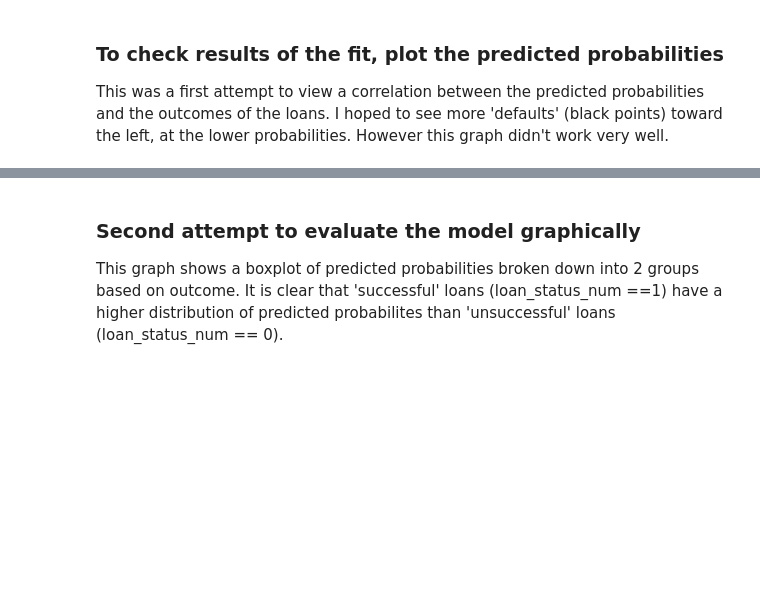
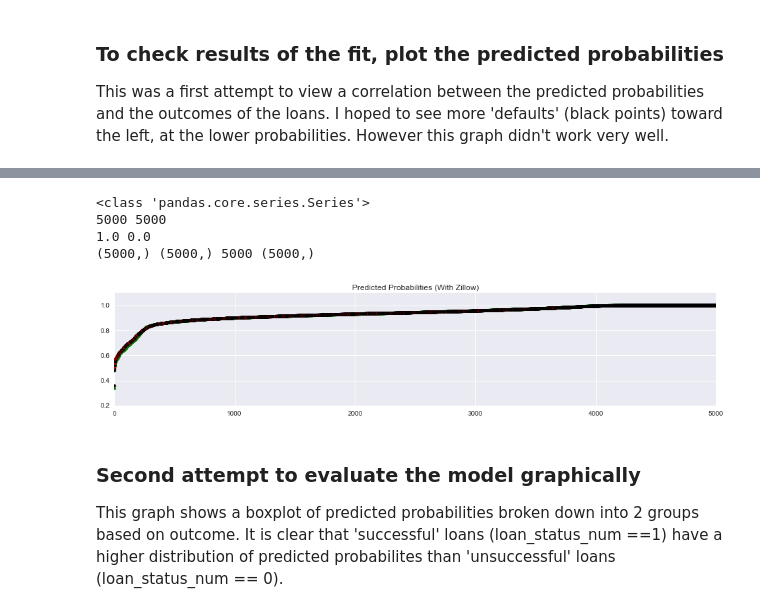
Before and after one commit to stephane47/gadat-project, a Jupyter notebook: lc-model3.ipynb, the cells around one changed output, grey strips where cells are left out. Cells and saved outputs as stored; diff of their text form; code cells hidden in the pictures; blank space fills up the shorter version.

```diff
--- a/lc-model3.ipynb
+++ b/lc-model3.ipynb
@@ -400,3 +402,24 @@ print y_test.shape,sis.shape,len(y_test[sis]),y_test[sis].shape
+# %%
+sisz = yz_pred_prob.argsort()
+plt.figure(figsize=(16, 3))
+plt.title("Predicted Probabilities (With Zillow)")
+colormap = np.array(['g', 'g'])
+plt.scatter(range(len(y_pred_prob)),y_pred_prob[sis],color=colormap[list(y_test.iloc[sis])])
+colormap = np.array(['r', 'k'])
+plt.scatter(range(len(yz_pred_prob)),yz_pred_prob[sisz],color=colormap[list(y_test.iloc[sis])])
+plt.xlim([0,len(y_test)])
+#plt.scatter(range(len(y_test)),y_test.iloc[sis],color=colormap[list(y_test.iloc[sis])])
+print type(y_test)
+
+print len(y_test),len(sis)
+print max(y_test),min(y_test)
+print y_test.shape,sis.shape,len(y_test[sis]),y_test[sis].shape
+# %% [output]
+<class 'pandas.core.series.Series'>
+5000 5000
+1.0 0.0
+(5000,) (5000,) 5000 (5000,)
+[figure, added]
 # %% [markdown]
 ### Second attempt to evaluate the model graphically
 
```
Also changed, not shown: parts of 1 cell of this notebook, 4 other files.
